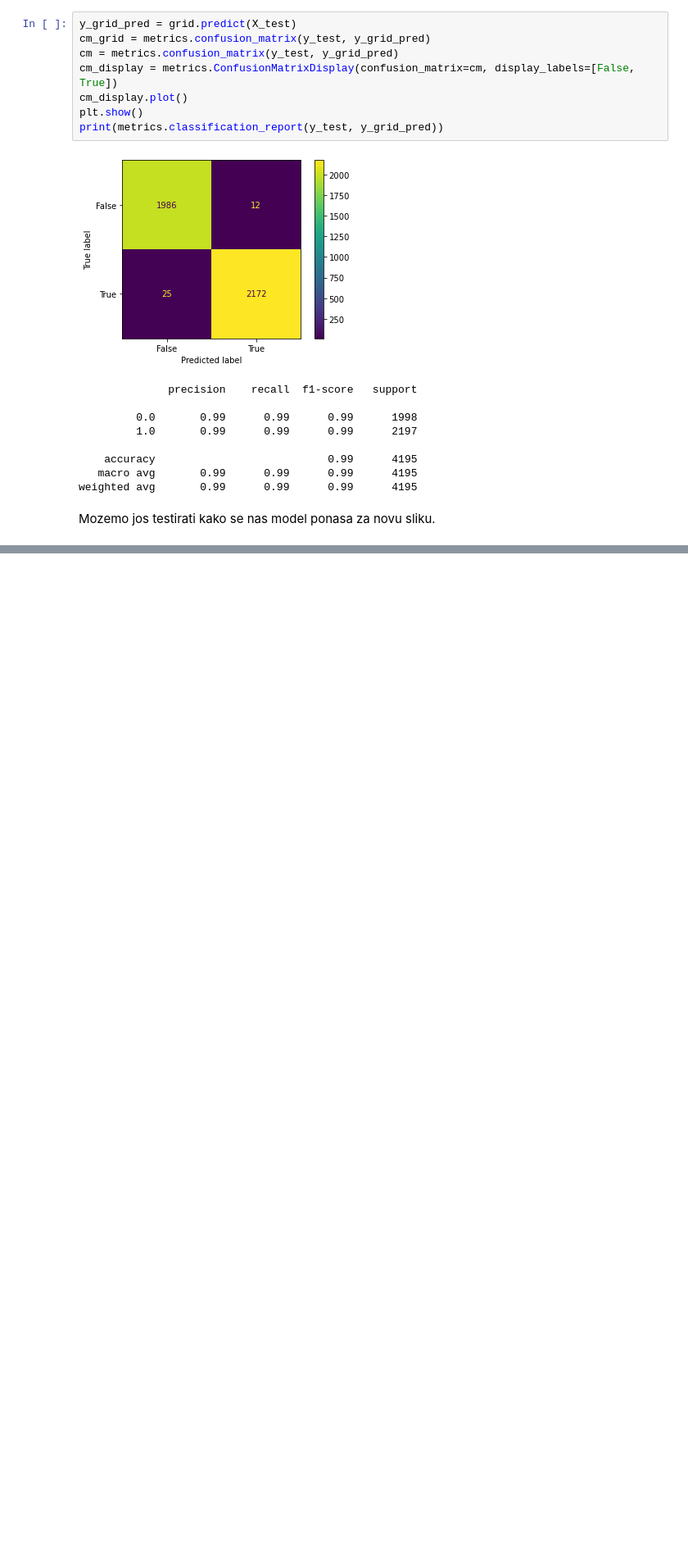
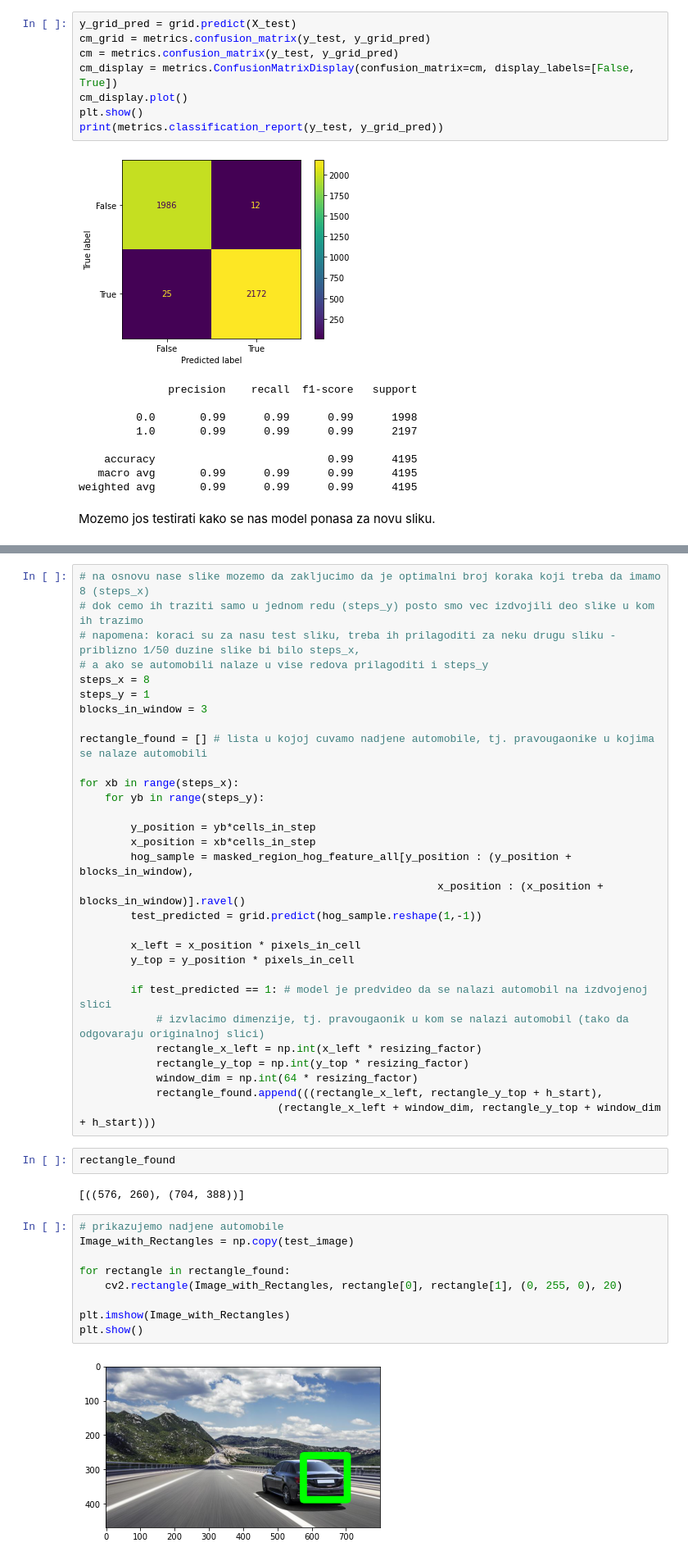
Before and after one commit to lidija9/ML-project, a Jupyter notebook: sveska_1.ipynb, the cells around one changed output, grey strips where cells are left out. Shown at 82% size. Drawn from its saved outputs; the diff is of its cells as text; blank space fills up the shorter version.

Commit message:
testing svm model

```diff
--- a/sveska_1.ipynb
+++ b/sveska_1.ipynb
@@ -358,0 +381,45 @@ plt.show()
+# %%
+# na osnovu nase slike mozemo da zakljucimo da je optimalni broj koraka koji treba da imamo 8 (steps_x)
+# dok cemo ih traziti samo u jednom redu (steps_y) posto smo vec izdvojili deo slike u kom ih trazimo
+# napomena: koraci su za nasu test sliku, treba ih prilagoditi za neku drugu sliku - priblizno 1/50 duzine slike bi bilo steps_x,
+# a ako se automobili nalaze u vise redova prilagoditi i steps_y
+steps_x = 8
+steps_y = 1
+blocks_in_window = 3
+
+rectangle_found = [] # lista u kojoj cuvamo nadjene automobile, tj. pravougaonike u kojima se nalaze automobili
+
+for xb in range(steps_x):
+    for yb in range(steps_y):
+
+        y_position = yb*cells_in_step
+        x_position = xb*cells_in_step
+        hog_sample = masked_region_hog_feature_all[y_position : (y_position + blocks_in_window),
+                                                        x_position : (x_position + blocks_in_window)].ravel()
+        test_predicted = grid.predict(hog_sample.reshape(1,-1))
+
+        x_left = x_position * pixels_in_cell
+        y_top = y_position * pixels_in_cell
+
+        if test_predicted == 1: # model je predvideo da se nalazi automobil na izdvojenoj slici
+            # izvlacimo dimenzije, tj. pravougaonik u kom se nalazi automobil (tako da odgovaraju originalnoj slici)
+            rectangle_x_left = np.int(x_left * resizing_factor)
+            rectangle_y_top = np.int(y_top * resizing_factor)
+            window_dim = np.int(64 * resizing_factor)
+            rectangle_found.append(((rectangle_x_left, rectangle_y_top + h_start),
+                               (rectangle_x_left + window_dim, rectangle_y_top + window_dim + h_start)))
+# %%
+rectangle_found
+# %% [output]
+[((576, 260), (704, 388))]
+# %%
+# prikazujemo nadjene automobile
+Image_with_Rectangles = np.copy(test_image)
+
+for rectangle in rectangle_found:
+    cv2.rectangle(Image_with_Rectangles, rectangle[0], rectangle[1], (0, 255, 0), 20)
+
+plt.imshow(Image_with_Rectangles)
+plt.show()
+# %% [output]
+[figure, added]
```
Also changed, not shown: parts of 4 cells of this notebook.
